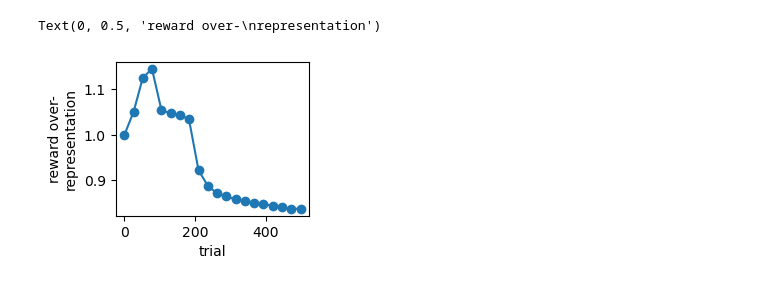
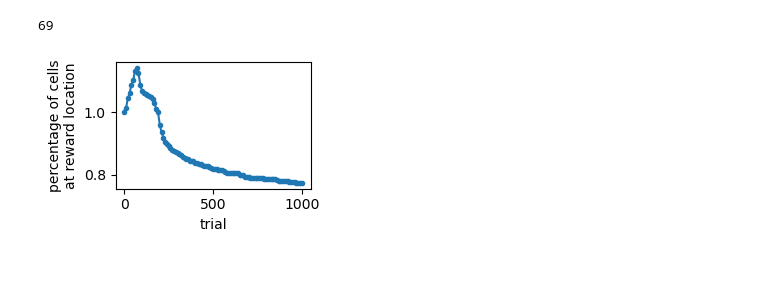
Before and after one commit to mgkumar138/backward_pf_agent, a Jupyter notebook: backward_shift_fields_policy.ipynb, the cells around one changed output. Drawn from its saved outputs; the diff is of its cells as text; code cells hidden in the pictures.

Commit message:
update policy

```diff
--- a/backward_shift_fields_policy.ipynb
+++ b/backward_shift_fields_policy.ipynb
@@ -230,7 +230,7 @@ if policy_prop:
     assert learn_policy, "If policy_prop is True, learn_policy must be True"
 
 # env params
-num_trials = 500
+num_trials = 1000
 nstates = 10
 
 env = Discrete1DEnv(nstates)
@@ -304,14 +304,14 @@ def get_phi(ss,lambdas, sigmas):
 phis = get_phi(ss, lambdas[trial_idx], sigmas[trial_idx])
 
 # Find indices in ss that correspond to the interval [6, 8]
-reward_interval_mask = (ss >= 7.5) & (ss <= 8)
+reward_interval_mask = (ss >= 7) & (ss <= 8)
 rp = np.where(np.any(phis[:, reward_interval_mask] > threshold, axis=1))[0]
 
 
-screen_interval_mask = (ss >= 0.5) & (ss <= 1.5)
+screen_interval_mask = (ss >= 0.0) & (ss <= 1.0)
 sc = np.where(np.any(phis[:, screen_interval_mask] > threshold, axis=1))[0]
 
-approach_interval_mask = (ss > 1.0) & (ss < 7.5) #& ~reward_interval_mask
+approach_interval_mask = (ss > 1.0) & (ss < 7.) #& ~reward_interval_mask
 ra_ = np.where(np.any(phis[:, approach_interval_mask] > threshold, axis=1))[0]
 ra = np.setdiff1d(ra_, np.union1d(rp, sc))
 
@@ -829,29 +830,41 @@ def get_phi(ss,lambdas, sigmas):
 # %%
 # plot number of cells at the reward location across trials
 
-rep_ratio = []
-sessions = np.linspace(0,num_trials-1, 20,dtype=int)
+rps = []
+ras = []
+sessions = np.linspace(0,num_trials-1, 101,dtype=int)
 for t in sessions:
     phis = get_phi(ss, lambdas[t], sigmas[t])
 
     reward_interval_mask = (ss >= 7) & (ss <= 8)
     rp = np.where(np.any(phis[:, reward_interval_mask] > threshold, axis=1))[0]
 
-    screen_interval_mask = (ss >= 0.5) & (ss <= 1.5)
-    sc = np.where(np.any(phis[:, screen_interval_mask] > threshold, axis=1))[0]
+    # screen_interval_mask = (ss >= 0.5) & (ss <= 1.5)
+    # sc = np.where(np.any(phis[:, screen_interval_mask] > threshold, axis=1))[0]
 
-    approach_interval_mask = (ss > 1.5) & (ss < 7.5) #& ~reward_interval_mask
+    approach_interval_mask = (ss > 4.5) & (ss < 7.5) #& ~reward_interval_mask
     ra_ = np.where(np.any(phis[:, approach_interval_mask] > threshold, axis=1))[0]
-    ra = np.setdiff1d(ra_, np.union1d(rp, sc))
+    ra = np.setdiff1d(ra_, rp)
 
-    rep_ratio.append(len(rp))
+    rps.append(len(rp))
+    ras.append(len(rp)/(len(ra)))
 
-rep_ratio = np.array(rep_ratio)
-plt.figure(figsize=(2.5,2))
-plt.plot(sessions, rep_ratio/rep_ratio[0], marker='o')
+rps = np.array(rps)
+ras = np.array(ras)
+
+plt.figure(figsize=(3,2))
+# plt.subplot(121)
+plt.plot(sessions, rps/rps[0], marker='o',markersize=3, color='tab:blue')
 plt.xlabel('trial')
-plt.ylabel('reward over-\nrepresentation')
-# plt.savefig(f'./new_figs/reward_over_rep_policy{learn_policy}.svg',bbox_inches='tight')
+plt.ylabel('percentage of cells\nat reward location')
+# plt.subplot(122)
+# plt.plot(sessions, ras/ras[0], marker='o')
+# plt.xlabel('trial')
+# plt.ylabel('reward over-\nrepresentation')
+plt.tight_layout()
+plt.savefig(f'./new_figs/reward_over_rep_policy{learn_policy}.svg',bbox_inches='tight')
+
+print(sessions[np.argmax(rps)])
 # %% [output]
-Text(0, 0.5, 'reward over-\nrepresentation')
+69
-[figure, old version]
+[figure, new version]
```
Also changed, not shown: parts of 16 cells of this notebook, 12 other files.
